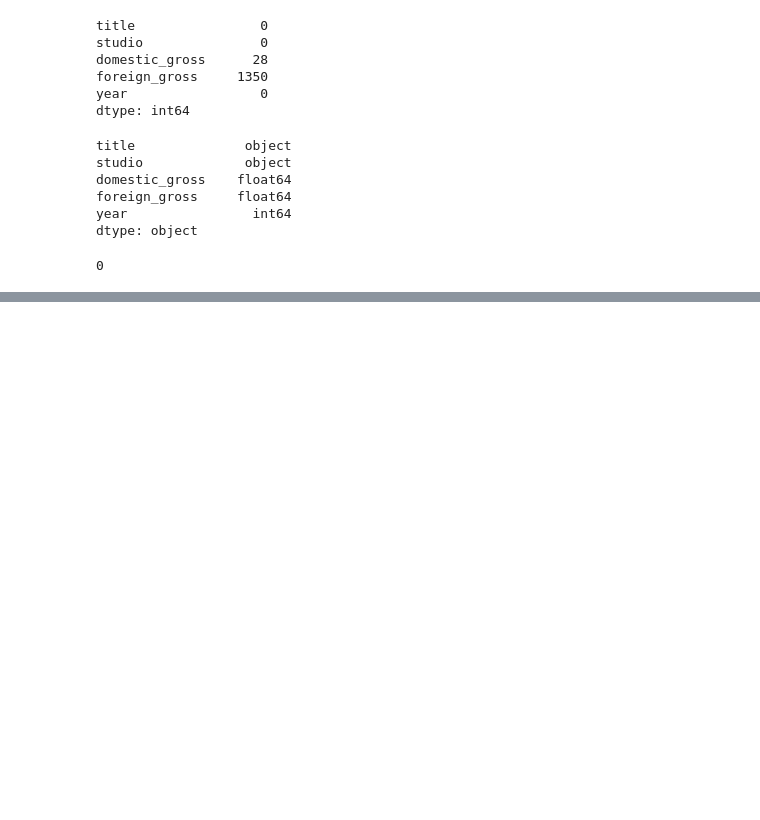
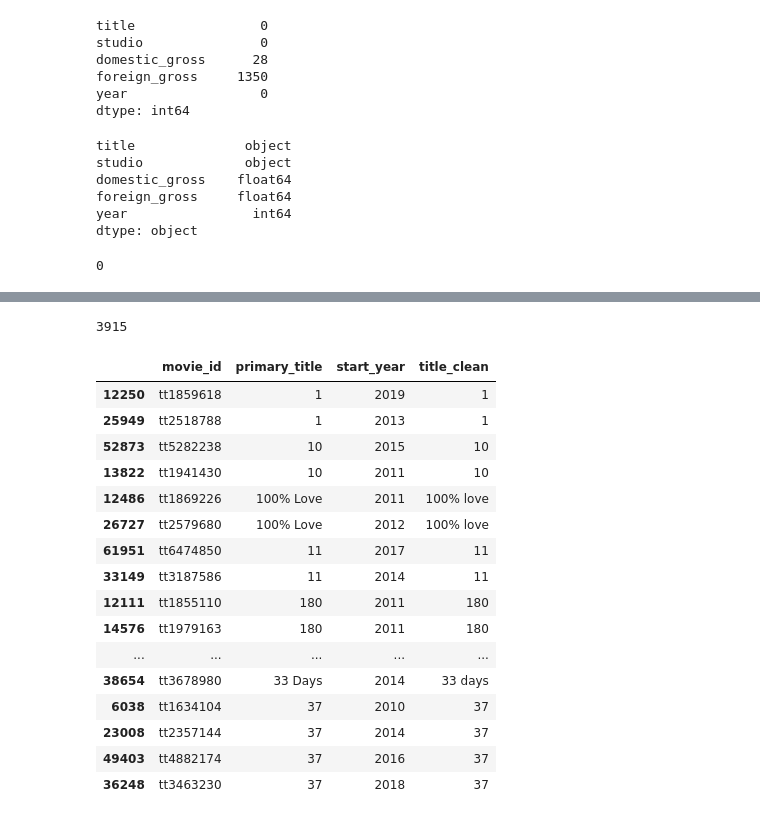
Before and after one commit to oliverkiplagat/Studio_Launch-Pad, a Jupyter notebook: student.ipynb, the cells around one changed output, grey strips where cells are left out. Saved outputs shown, nothing was run; the diff lists cells and outputs as text; code cells hidden in the pictures; blank space fills up the shorter version.

```diff
--- a/student.ipynb
+++ b/student.ipynb
@@ -493,0 +506,6 @@ bom.duplicated().sum()
+# %%
+# Load the IMDb movie ratings table from the SQLite database
+movie_ratings = pd.read_sql_query(
+    "SELECT * FROM movie_ratings",
+    conn
+)
@@ -493,0 +583,8 @@ bom.duplicated().sum()
+# %%
+# Merge IMDb movie basics with movie ratings using movie_id
+imdb_merged = pd.merge(
+    movie_basics,
+    movie_ratings,
+    on="movie_id",
+    how="inner"
+)
@@ -493,0 +782,9 @@ bom.duplicated().sum()
+# %%
+# Create standardized versions of the movie titles for matching
+bom["title_clean"] = bom["title"].str.strip().str.lower()
+
+imdb_merged["title_clean"] = (
+    imdb_merged["primary_title"]
+    .str.strip()
+    .str.lower()
+)
@@ -493,0 +893,32 @@ bom.duplicated().sum()
+# %%
+# Check for duplicate standardized titles in IMDb
+imdb_merged["title_clean"].duplicated().sum()
+# %% [output]
+3915
+# %%
+# Display IMDb titles that appear more than once
+duplicate_imdb_titles = imdb_merged[
+    imdb_merged["title_clean"].duplicated(keep=False)
+].sort_values("title_clean")
+
+duplicate_imdb_titles[
+    ["movie_id", "primary_title", "start_year", "title_clean"]
+].head(30)
+# %% [output]
+|  | movie_id | primary_title | start_year | title_clean |
+| 12250 | tt1859618 | 1 | 2019 | 1 |
+| 25949 | tt2518788 | 1 | 2013 | 1 |
+| 52873 | tt5282238 | 10 | 2015 | 10 |
+| 13822 | tt1941430 | 10 | 2011 | 10 |
+| 12486 | tt1869226 | 100% Love | 2011 | 100% love |
+| 26727 | tt2579680 | 100% Love | 2012 | 100% love |
+| 61951 | tt6474850 | 11 | 2017 | 11 |
+| 33149 | tt3187586 | 11 | 2014 | 11 |
+| 12111 | tt1855110 | 180 | 2011 | 180 |
+| 14576 | tt1979163 | 180 | 2011 | 180 |
+| ... | ... | ... | ... | ... |
+| 38654 | tt3678980 | 33 Days | 2014 | 33 days |
+| 6038 | tt1634104 | 37 | 2010 | 37 |
+| 23008 | tt2357144 | 37 | 2014 | 37 |
+| 49403 | tt4882174 | 37 | 2016 | 37 |
+| 36248 | tt3463230 | 37 | 2018 | 37 |
```
Also changed, not shown: parts of 63 cells of this notebook.
